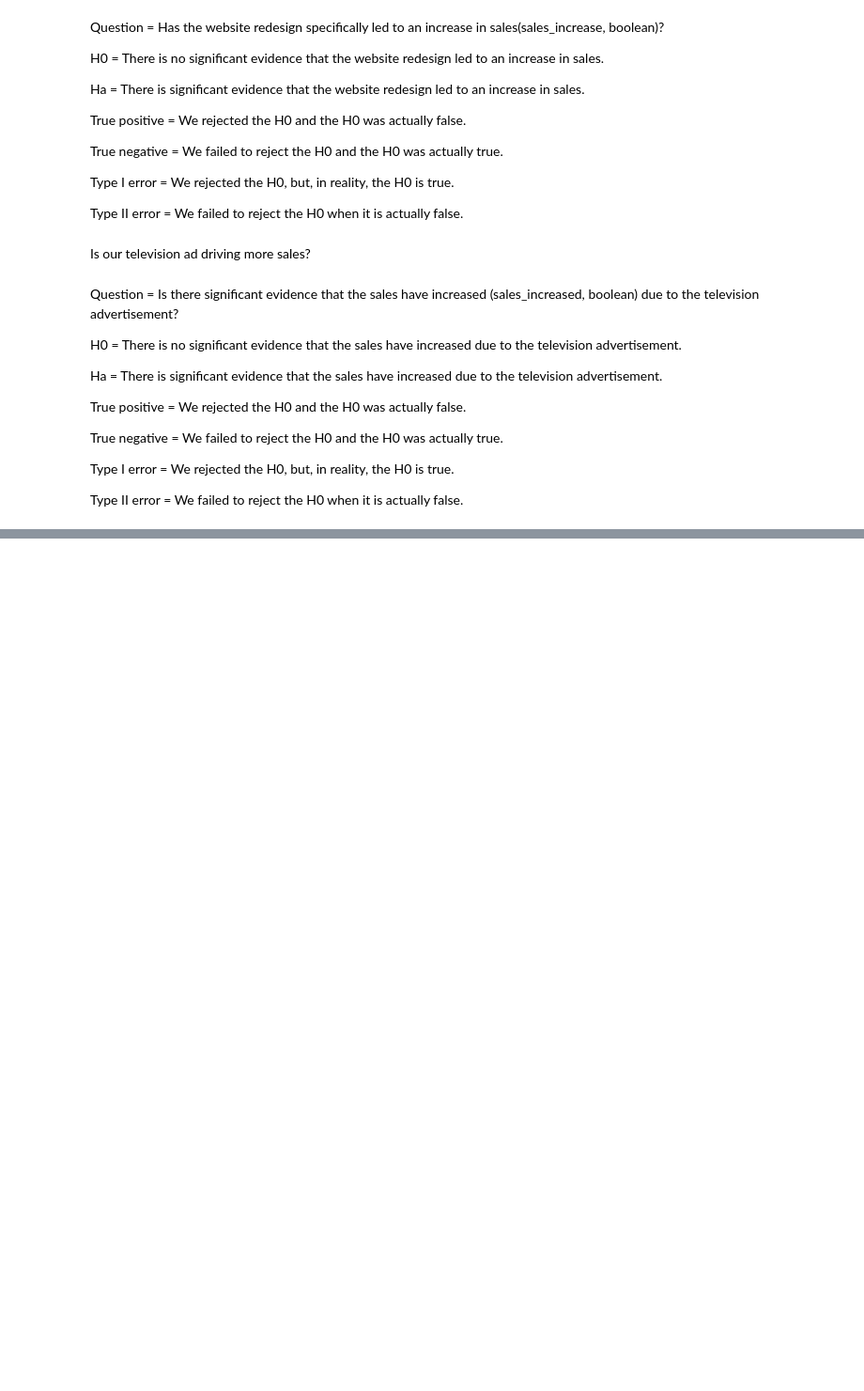
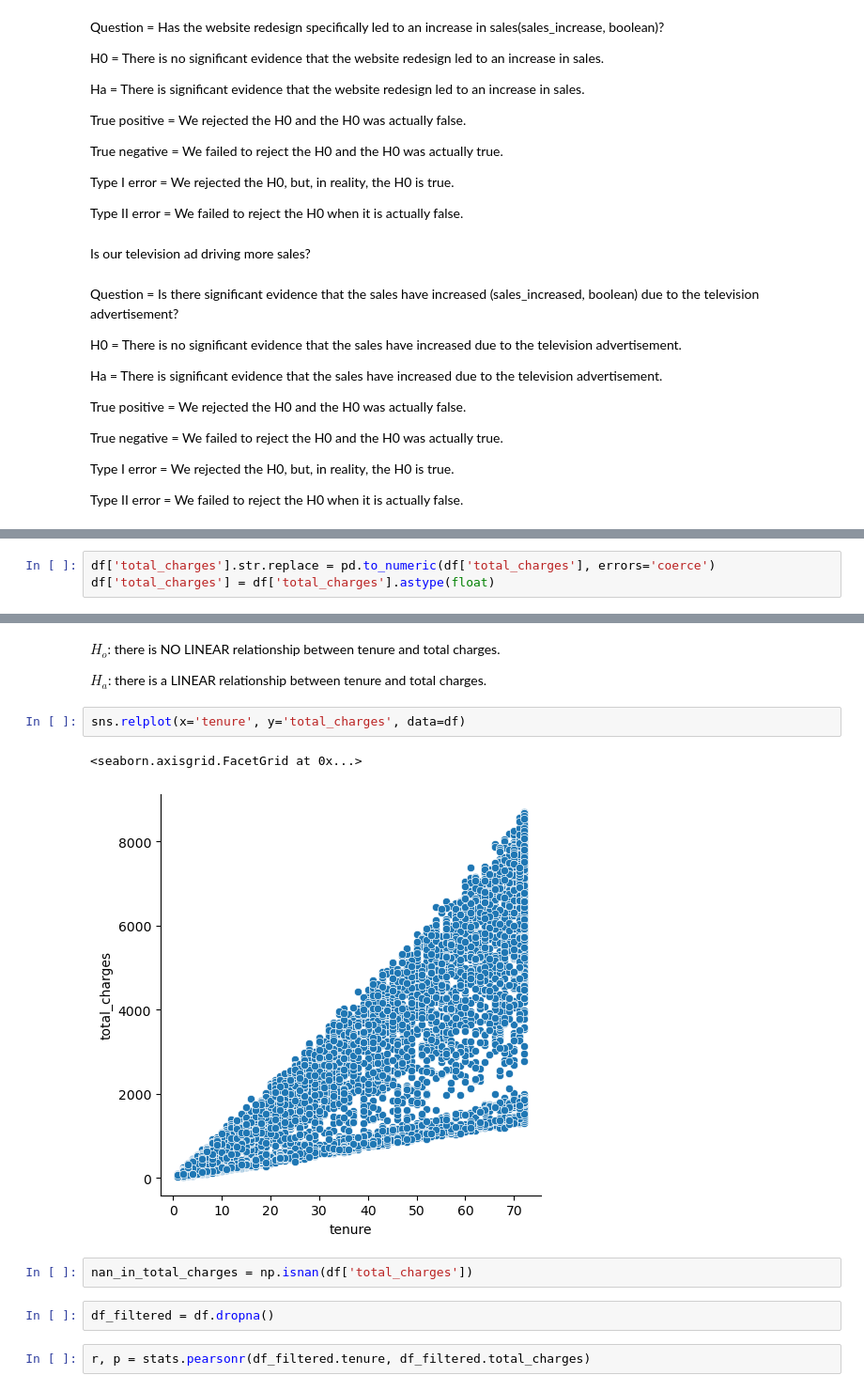
Before and after one commit to RyanPoole85/Statistics, a Jupyter notebook: hypothesis_testing.ipynb, the cells around one changed output, grey strips where cells are left out. Shown at 94% size. Saved outputs shown, nothing was run; the diff lists cells and outputs as text; blank space fills up the shorter version.

```diff
--- a/hypothesis_testing.ipynb
+++ b/hypothesis_testing.ipynb
@@ -50,0 +515,3 @@ Type II error = We failed to reject the H0 when it is actually false.
+# %%
+df['total_charges'].str.replace = pd.to_numeric(df['total_charges'], errors='coerce')
+df['total_charges'] = df['total_charges'].astype(float)
@@ -50,0 +538,15 @@ Type II error = We failed to reject the H0 when it is actually false.
+# %% [markdown]
+$H_o$: there is NO LINEAR relationship between tenure and total charges.
+
+$H_a$: there is a LINEAR relationship between tenure and total charges.
+# %%
+sns.relplot(x='tenure', y='total_charges', data=df)
+# %% [output]
+<seaborn.axisgrid.FacetGrid at 0x...>
+[figure, added]
+# %%
+nan_in_total_charges = np.isnan(df['total_charges'])
+# %%
+df_filtered = df.dropna()
+# %%
+r, p = stats.pearsonr(df_filtered.tenure, df_filtered.total_charges)
```
Also changed, not shown: parts of 151 cells of this notebook.
